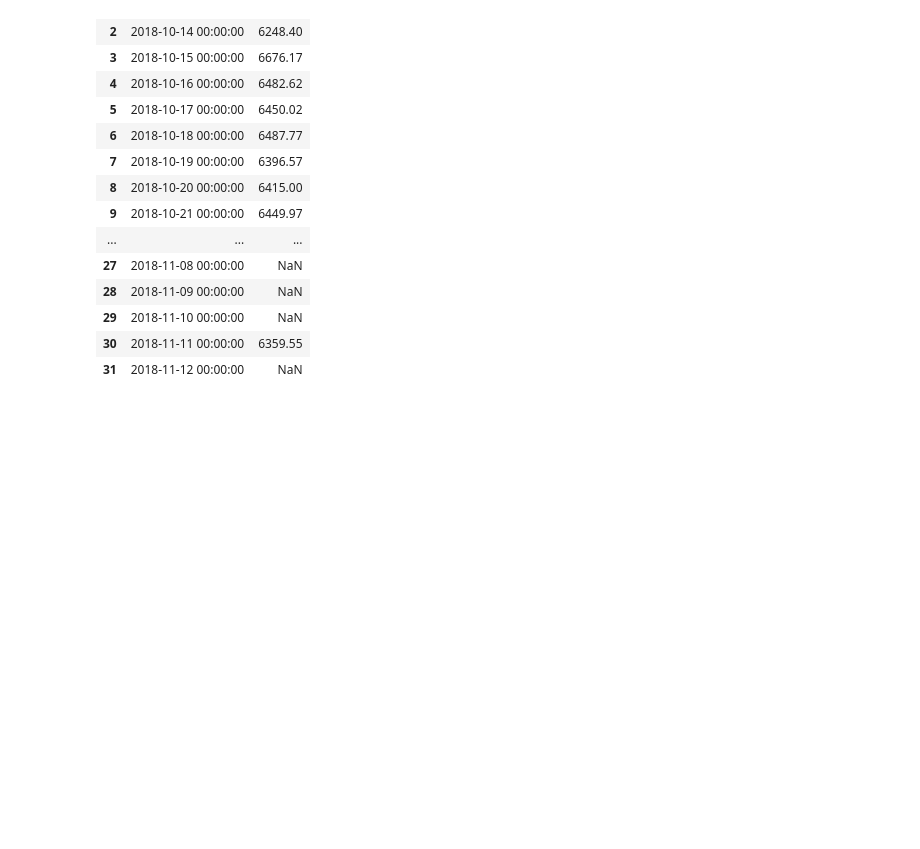
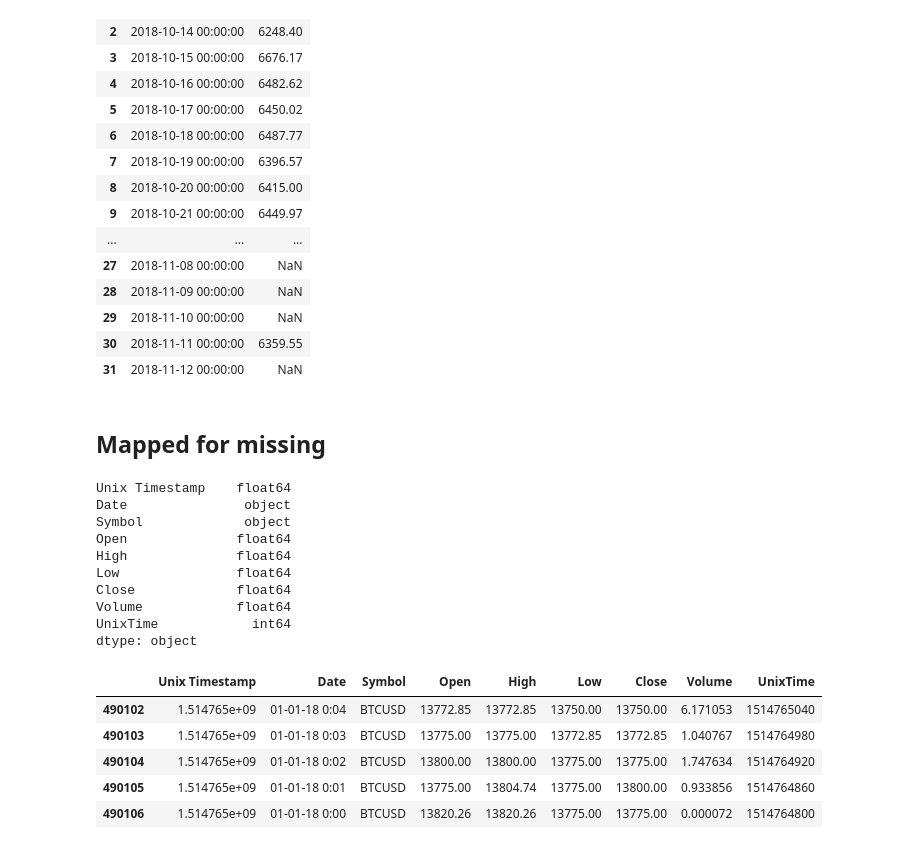
Before and after one commit to InamdarAbid/PredictCrypto, a Jupyter notebook: RandomForest/Final_demo/Work2.ipynb, the cells around one changed output. Drawn from its saved outputs; the diff is of its cells as text; code cells hidden in the pictures; blank space fills up the shorter version.

Commit message:
Added missing values

```diff
--- a/RandomForest/Final_demo/Work2.ipynb
+++ b/RandomForest/Final_demo/Work2.ipynb
@@ -234,3 +234,26 @@ day_wise
 | 29 | 2018-11-10 00:00:00 | NaN |
 | 30 | 2018-11-11 00:00:00 | 6359.55 |
 | 31 | 2018-11-12 00:00:00 | NaN |
+# %% [markdown]
+## Mapped for missing
+# %%
+per_min = pd.read_csv('BTCUSD_2018_1min.csv',index_col=False)
+print(per_min.dtypes)
+per_min.tail()
+# %% [output]
+Unix Timestamp    float64
+Date               object
+Symbol             object
+Open              float64
+High              float64
+Low               float64
+Close             float64
+Volume            float64
+UnixTime            int64
+dtype: object
+|  | Unix Timestamp | Date | Symbol | Open | High | Low | Close | Volume | UnixTime |
+| 490102 | 1.514765e+09 | 01-01-18 0:04 | BTCUSD | 13772.85 | 13772.85 | 13750.00 | 13750.00 | 6.171053 | 1514765040 |
+| 490103 | 1.514765e+09 | 01-01-18 0:03 | BTCUSD | 13775.00 | 13775.00 | 13772.85 | 13772.85 | 1.040767 | 1514764980 |
+| 490104 | 1.514765e+09 | 01-01-18 0:02 | BTCUSD | 13800.00 | 13800.00 | 13775.00 | 13775.00 | 1.747634 | 1514764920 |
+| 490105 | 1.514765e+09 | 01-01-18 0:01 | BTCUSD | 13775.00 | 13804.74 | 13775.00 | 13800.00 | 0.933856 | 1514764860 |
+| 490106 | 1.514765e+09 | 01-01-18 0:00 | BTCUSD | 13820.26 | 13820.26 | 13775.00 | 13775.00 | 0.000072 | 1514764800 |
```
Also changed, not shown: parts of 9 cells of this notebook, 1 other file.
